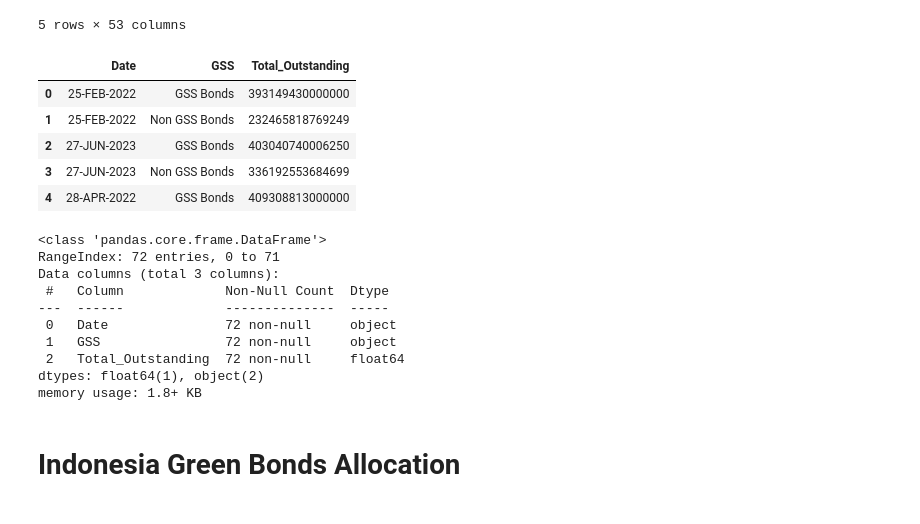
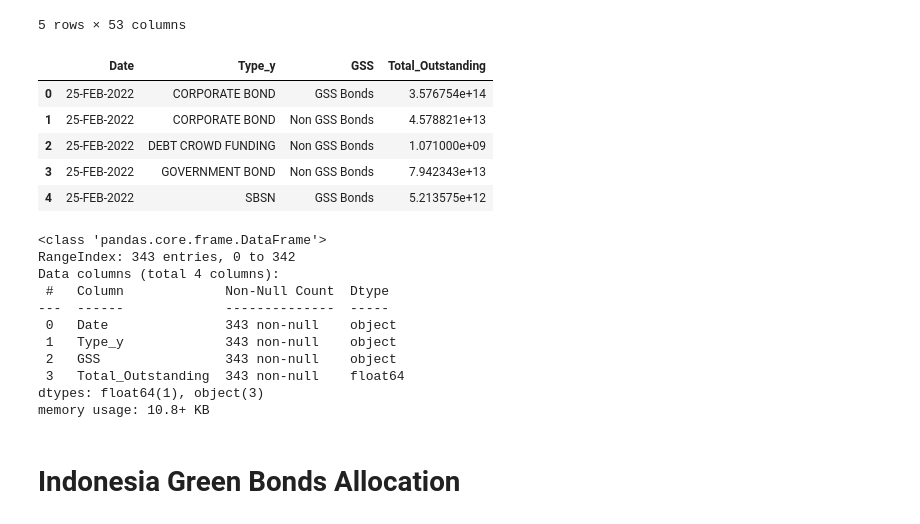
Before and after one commit to mihoku/data-preparation-indonesia-green-bonds, a Jupyter notebook: General-Data-Prep.ipynb, the cells around one changed output. Drawn from its saved outputs; the diff is of its cells as text; code cells hidden in the pictures.

Commit message:
update bond summary dataset

```diff
--- a/General-Data-Prep.ipynb
+++ b/General-Data-Prep.ipynb
@@ -771,13 +794,13 @@ See the caveats in the documentation: https://pandas.pydata.org/pandas-docs/stab
 | 4 | 31-MAY-2021 | ADCP01B | OBLIGASI I ADHI COMMUTER PROPERTI... | CORPORATE BOND | IDA0001151B0 | ADHI COMMUTER PROPERTI, PT | ACTIVE | IDX | 21-MAY-2021 | ... |
 5 rows × 53 columns
 # %%
-bond_data_summarized = bond_data_recap.groupby(by=['Date','GSS']).sum(['Total_Outstanding']).reset_index()[['Date','GSS','Total_Outstanding']]
+bond_data_summarized = bond_data_recap.groupby(by=['Date','Type_y','GSS']).sum(['Total_Outstanding']).reset_index()[['Date','Type_y','GSS','Total_Outstanding']]
 bond_data_summarized.head()
 # %% [output]
-|  | Date | GSS | Total_Outstanding |
-| 0 | 25-FEB-2022 | GSS Bonds | 393149430000000 |
-| 1 | 25-FEB-2022 | Non GSS Bonds | 232465818769249 |
-| 2 | 27-JUN-2023 | GSS Bonds | 403040740006250 |
-| 3 | 27-JUN-2023 | Non GSS Bonds | 336192553684699 |
-| 4 | 28-APR-2022 | GSS Bonds | 409308813000000 |
+|  | Date | Type_y | GSS | Total_Outstanding |
+| 0 | 25-FEB-2022 | CORPORATE BOND | GSS Bonds | 3.576754e+14 |
+| 1 | 25-FEB-2022 | CORPORATE BOND | Non GSS Bonds | 4.578821e+13 |
+| 2 | 25-FEB-2022 | DEBT CROWD FUNDING | Non GSS Bonds | 1.071000e+09 |
+| 3 | 25-FEB-2022 | GOVERNMENT BOND | Non GSS Bonds | 7.942343e+13 |
+| 4 | 25-FEB-2022 | SBSN | GSS Bonds | 5.213575e+12 |
 # %%
@@ -786,15 +809,16 @@ bond_data_summarized.to_csv('Indonesia_GSS_Bonds_Portion_Data_Summary.txt', sep=
 bond_data_summarized.info()
 # %% [output]
 <class 'pandas.core.frame.DataFrame'>
-RangeIndex: 72 entries, 0 to 71
-Data columns (total 3 columns):
+RangeIndex: 343 entries, 0 to 342
+Data columns (total 4 columns):
  #   Column             Non-Null Count  Dtype
 ---  ------             --------------  -----
- 0   Date               72 non-null     object
- 1   GSS                72 non-null     object
- 2   Total_Outstanding  72 non-null     float64
-dtypes: float64(1), object(2)
-memory usage: 1.8+ KB
+ 0   Date               343 non-null    object
+ 1   Type_y             343 non-null    object
+ 2   GSS                343 non-null    object
+ 3   Total_Outstanding  343 non-null    float64
+dtypes: float64(1), object(3)
+memory usage: 10.8+ KB
 # %% [markdown]
 # Indonesia Green Bonds Allocation
 # %%
```
Also changed, not shown: parts of 5 cells of this notebook.
